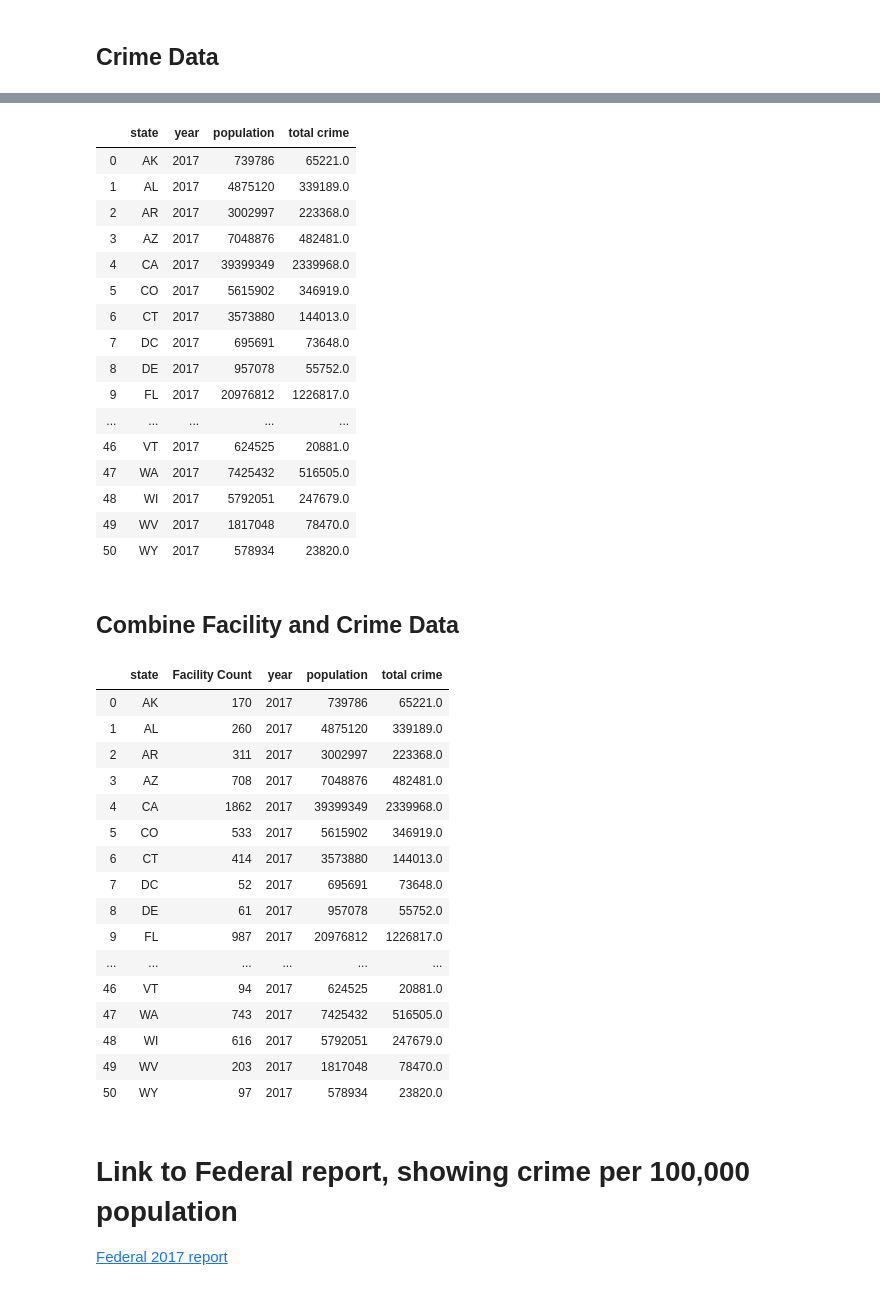
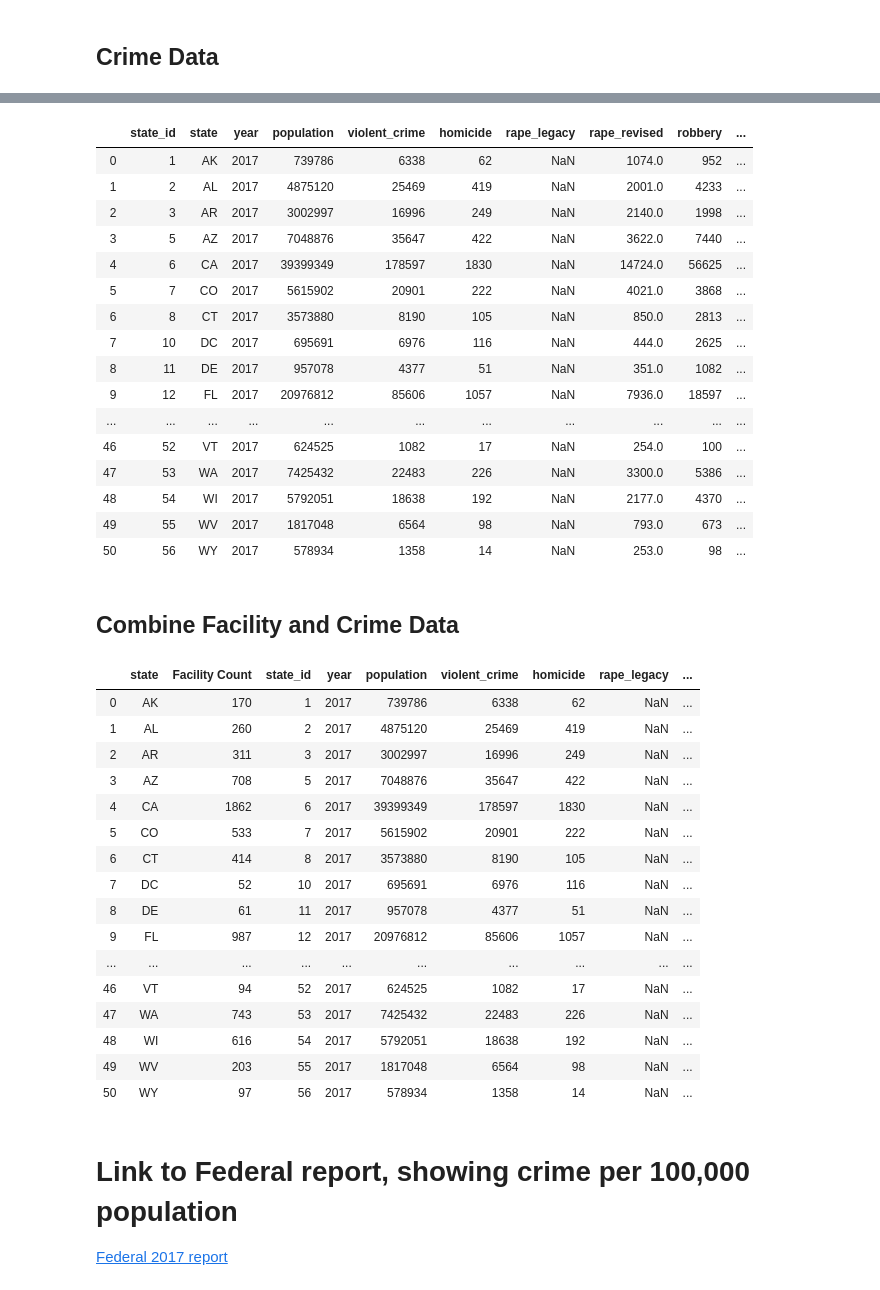
Before and after one commit to gkumar24/Project1, a Jupyter notebook: Ganesh 13ReasonsPy.ipynb, the cells around one changed output, grey strips where cells are left out. Cells and saved outputs as stored; diff of their text form; code cells hidden in the pictures.

```diff
--- a/Ganesh 13ReasonsPy.ipynb
+++ b/Ganesh 13ReasonsPy.ipynb
@@ -90,6 +90,5 @@ SAMHS_df
 # %%
 # Read Crime data to Dataframe
 CrimeData_df = pd.read_csv(CrimeData_File)
-CrimeData_df = CrimeData_df[["state","year","population","total crime"]]
 CrimeData_df
 # %% [output]
@@ -116,47 +115,47 @@ CrimeData_df
 Crime_df = CrimeData_df
 Crime_df
 # %% [output]
-|  | state | year | population | total crime |
-| 0 | AK | 2017 | 739786 | 65221.0 |
-| 1 | AL | 2017 | 4875120 | 339189.0 |
-| 2 | AR | 2017 | 3002997 | 223368.0 |
-| 3 | AZ | 2017 | 7048876 | 482481.0 |
-| 4 | CA | 2017 | 39399349 | 2339968.0 |
-| 5 | CO | 2017 | 5615902 | 346919.0 |
-| 6 | CT | 2017 | 3573880 | 144013.0 |
-| 7 | DC | 2017 | 695691 | 73648.0 |
-| 8 | DE | 2017 | 957078 | 55752.0 |
-| 9 | FL | 2017 | 20976812 | 1226817.0 |
-| ... | ... | ... | ... | ... |
-| 46 | VT | 2017 | 624525 | 20881.0 |
-| 47 | WA | 2017 | 7425432 | 516505.0 |
-| 48 | WI | 2017 | 5792051 | 247679.0 |
-| 49 | WV | 2017 | 1817048 | 78470.0 |
-| 50 | WY | 2017 | 578934 | 23820.0 |
+|  | state_id | state | year | population | violent_crime | homicide | rape_legacy | rape_revised | robbery | ... |
+| 0 | 1 | AK | 2017 | 739786 | 6338 | 62 | NaN | 1074.0 | 952 | ... |
+| 1 | 2 | AL | 2017 | 4875120 | 25469 | 419 | NaN | 2001.0 | 4233 | ... |
+| 2 | 3 | AR | 2017 | 3002997 | 16996 | 249 | NaN | 2140.0 | 1998 | ... |
+| 3 | 5 | AZ | 2017 | 7048876 | 35647 | 422 | NaN | 3622.0 | 7440 | ... |
+| 4 | 6 | CA | 2017 | 39399349 | 178597 | 1830 | NaN | 14724.0 | 56625 | ... |
+| 5 | 7 | CO | 2017 | 5615902 | 20901 | 222 | NaN | 4021.0 | 3868 | ... |
+| 6 | 8 | CT | 2017 | 3573880 | 8190 | 105 | NaN | 850.0 | 2813 | ... |
+| 7 | 10 | DC | 2017 | 695691 | 6976 | 116 | NaN | 444.0 | 2625 | ... |
+| 8 | 11 | DE | 2017 | 957078 | 4377 | 51 | NaN | 351.0 | 1082 | ... |
+| 9 | 12 | FL | 2017 | 20976812 | 85606 | 1057 | NaN | 7936.0 | 18597 | ... |
+| ... | ... | ... | ... | ... | ... | ... | ... | ... | ... | ... |
+| 46 | 52 | VT | 2017 | 624525 | 1082 | 17 | NaN | 254.0 | 100 | ... |
+| 47 | 53 | WA | 2017 | 7425432 | 22483 | 226 | NaN | 3300.0 | 5386 | ... |
+| 48 | 54 | WI | 2017 | 5792051 | 18638 | 192 | NaN | 2177.0 | 4370 | ... |
+| 49 | 55 | WV | 2017 | 1817048 | 6564 | 98 | NaN | 793.0 | 673 | ... |
+| 50 | 56 | WY | 2017 | 578934 | 1358 | 14 | NaN | 253.0 | 98 | ... |
 # %% [markdown]
 ## Combine Facility and Crime Data
 # %%
 # Combine SAMHS Facility Dataframe and Crime Dataframe
-Reasons13_df = pd.merge(SAMHS_df, Crime_df, how="inner", on="state")
-Reasons13_df
+Reasons13All_df = pd.merge(SAMHS_df, Crime_df, how="inner", on="state")
+Reasons13All_df
 # %% [output]
-|  | state | Facility Count | year | population | total crime |
-| 0 | AK | 170 | 2017 | 739786 | 65221.0 |
-| 1 | AL | 260 | 2017 | 4875120 | 339189.0 |
-| 2 | AR | 311 | 2017 | 3002997 | 223368.0 |
-| 3 | AZ | 708 | 2017 | 7048876 | 482481.0 |
-| 4 | CA | 1862 | 2017 | 39399349 | 2339968.0 |
-| 5 | CO | 533 | 2017 | 5615902 | 346919.0 |
-| 6 | CT | 414 | 2017 | 3573880 | 144013.0 |
-| 7 | DC | 52 | 2017 | 695691 | 73648.0 |
-| 8 | DE | 61 | 2017 | 957078 | 55752.0 |
-| 9 | FL | 987 | 2017 | 20976812 | 1226817.0 |
-| ... | ... | ... | ... | ... | ... |
-| 46 | VT | 94 | 2017 | 624525 | 20881.0 |
-| 47 | WA | 743 | 2017 | 7425432 | 516505.0 |
-| 48 | WI | 616 | 2017 | 5792051 | 247679.0 |
-| 49 | WV | 203 | 2017 | 1817048 | 78470.0 |
-| 50 | WY | 97 | 2017 | 578934 | 23820.0 |
+|  | state | Facility Count | state_id | year | population | violent_crime | homicide | rape_legacy | ... |
+| 0 | AK | 170 | 1 | 2017 | 739786 | 6338 | 62 | NaN | ... |
+| 1 | AL | 260 | 2 | 2017 | 4875120 | 25469 | 419 | NaN | ... |
+| 2 | AR | 311 | 3 | 2017 | 3002997 | 16996 | 249 | NaN | ... |
+| 3 | AZ | 708 | 5 | 2017 | 7048876 | 35647 | 422 | NaN | ... |
+| 4 | CA | 1862 | 6 | 2017 | 39399349 | 178597 | 1830 | NaN | ... |
+| 5 | CO | 533 | 7 | 2017 | 5615902 | 20901 | 222 | NaN | ... |
+| 6 | CT | 414 | 8 | 2017 | 3573880 | 8190 | 105 | NaN | ... |
+| 7 | DC | 52 | 10 | 2017 | 695691 | 6976 | 116 | NaN | ... |
+| 8 | DE | 61 | 11 | 2017 | 957078 | 4377 | 51 | NaN | ... |
+| 9 | FL | 987 | 12 | 2017 | 20976812 | 85606 | 1057 | NaN | ... |
+| ... | ... | ... | ... | ... | ... | ... | ... | ... | ... |
+| 46 | VT | 94 | 52 | 2017 | 624525 | 1082 | 17 | NaN | ... |
+| 47 | WA | 743 | 53 | 2017 | 7425432 | 22483 | 226 | NaN | ... |
+| 48 | WI | 616 | 54 | 2017 | 5792051 | 18638 | 192 | NaN | ... |
+| 49 | WV | 203 | 55 | 2017 | 1817048 | 6564 | 98 | NaN | ... |
+| 50 | WY | 97 | 56 | 2017 | 578934 | 1358 | 14 | NaN | ... |
 # %% [markdown]
 # Link to Federal report,  showing crime per 100,000 population
 [Federal 2017 report](https://www.fbi.gov/news/pressrel/press-releases/fbi-releases-2017-crime-statistics)
```
Also changed, not shown: parts of 7 cells of this notebook.
